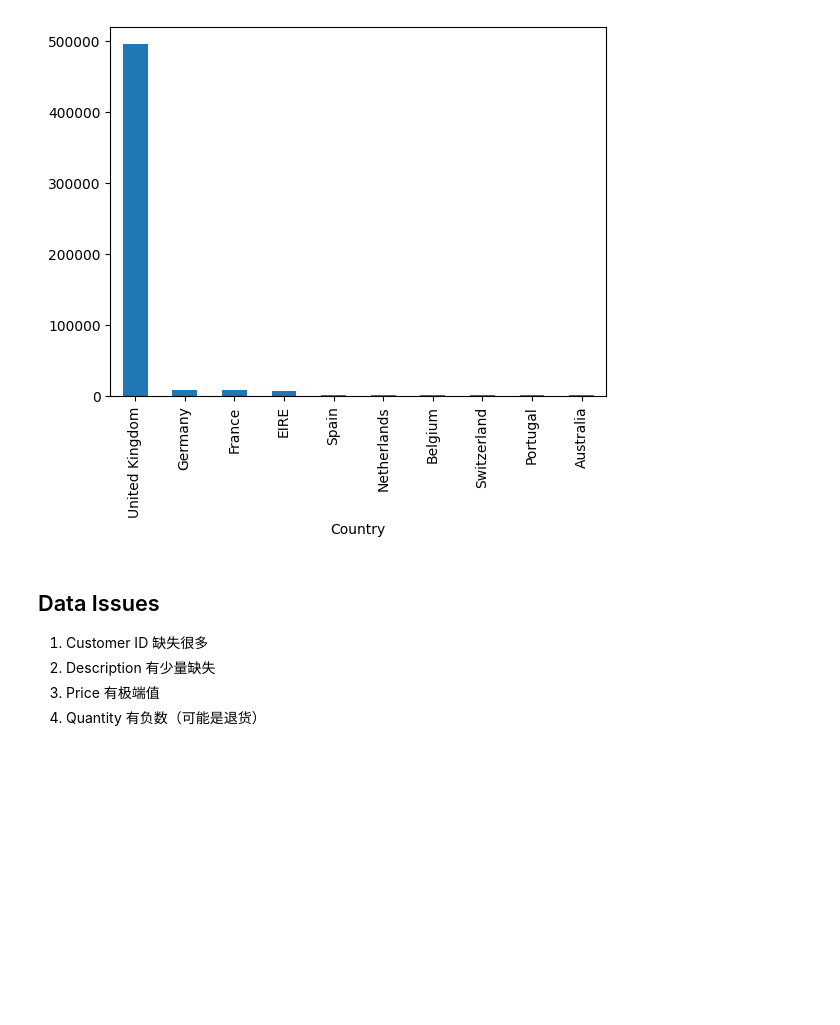
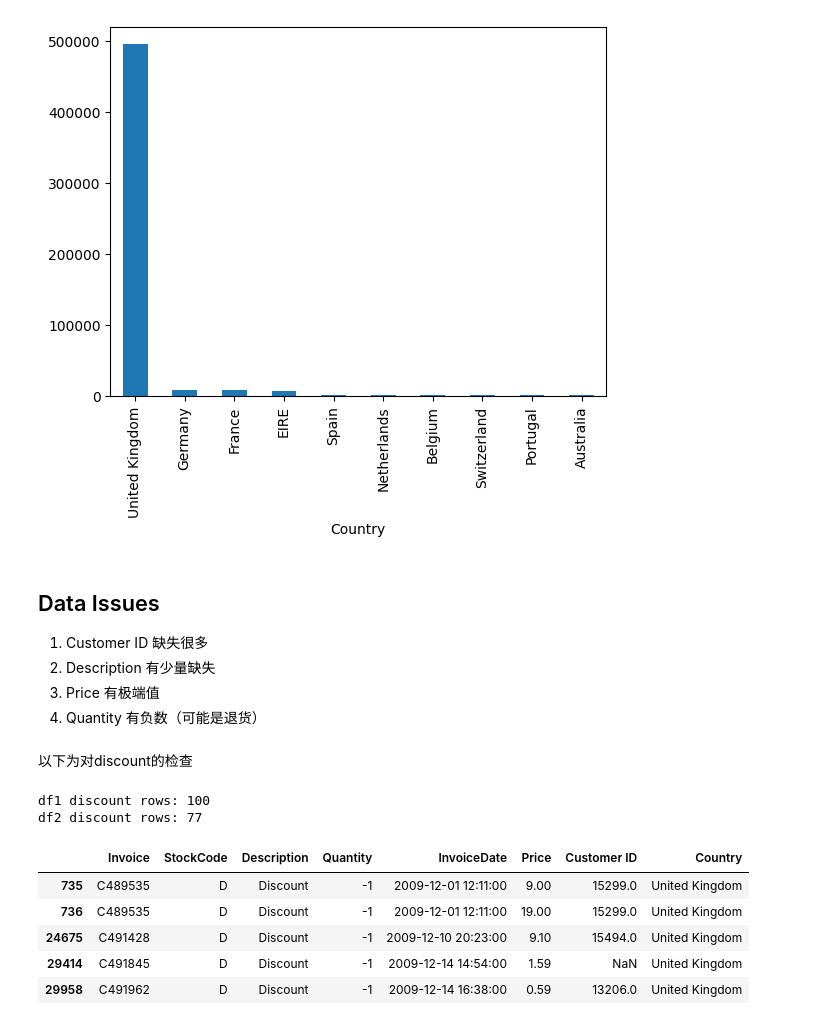
Before and after one commit to Wyatt456/retail-project, a Jupyter notebook: notebooks/01-checkpoint.ipynb, the cells around one changed output. Drawn from its saved outputs; the diff is of its cells as text; code cells hidden in the pictures; blank space fills up the shorter version.

Commit message:
check for discount value

```diff
--- a/notebooks/01-checkpoint.ipynb
+++ b/notebooks/01-checkpoint.ipynb
@@ -166,3 +166,22 @@ plt.show() #画图
 2. Description 有少量缺失
 3. Price 有极端值
 4. Quantity 有负数（可能是退货）
+# %% [markdown]
+以下为对discount的检查
+# %%
+discount_df1 = df1[df1["Description"].str.contains("discount", case=False, na=False)]
+discount_df2 = df2[df2["Description"].str.contains("discount", case=False, na=False)]
+
+print("df1 discount rows:", len(discount_df1))
+print("df2 discount rows:", len(discount_df2))
+
+discount_df1.head()
+# %% [output]
+df1 discount rows: 100
+df2 discount rows: 77
+|  | Invoice | StockCode | Description | Quantity | InvoiceDate | Price | Customer ID | Country |
+| 735 | C489535 | D | Discount | -1 | 2009-12-01 12:11:00 | 9.00 | 15299.0 | United Kingdom |
+| 736 | C489535 | D | Discount | -1 | 2009-12-01 12:11:00 | 19.00 | 15299.0 | United Kingdom |
+| 24675 | C491428 | D | Discount | -1 | 2009-12-10 20:23:00 | 9.10 | 15494.0 | United Kingdom |
+| 29414 | C491845 | D | Discount | -1 | 2009-12-14 14:54:00 | 1.59 | NaN | United Kingdom |
+| 29958 | C491962 | D | Discount | -1 | 2009-12-14 16:38:00 | 0.59 | 13206.0 | United Kingdom |
```
Also changed, not shown: parts of 4 cells of this notebook.
